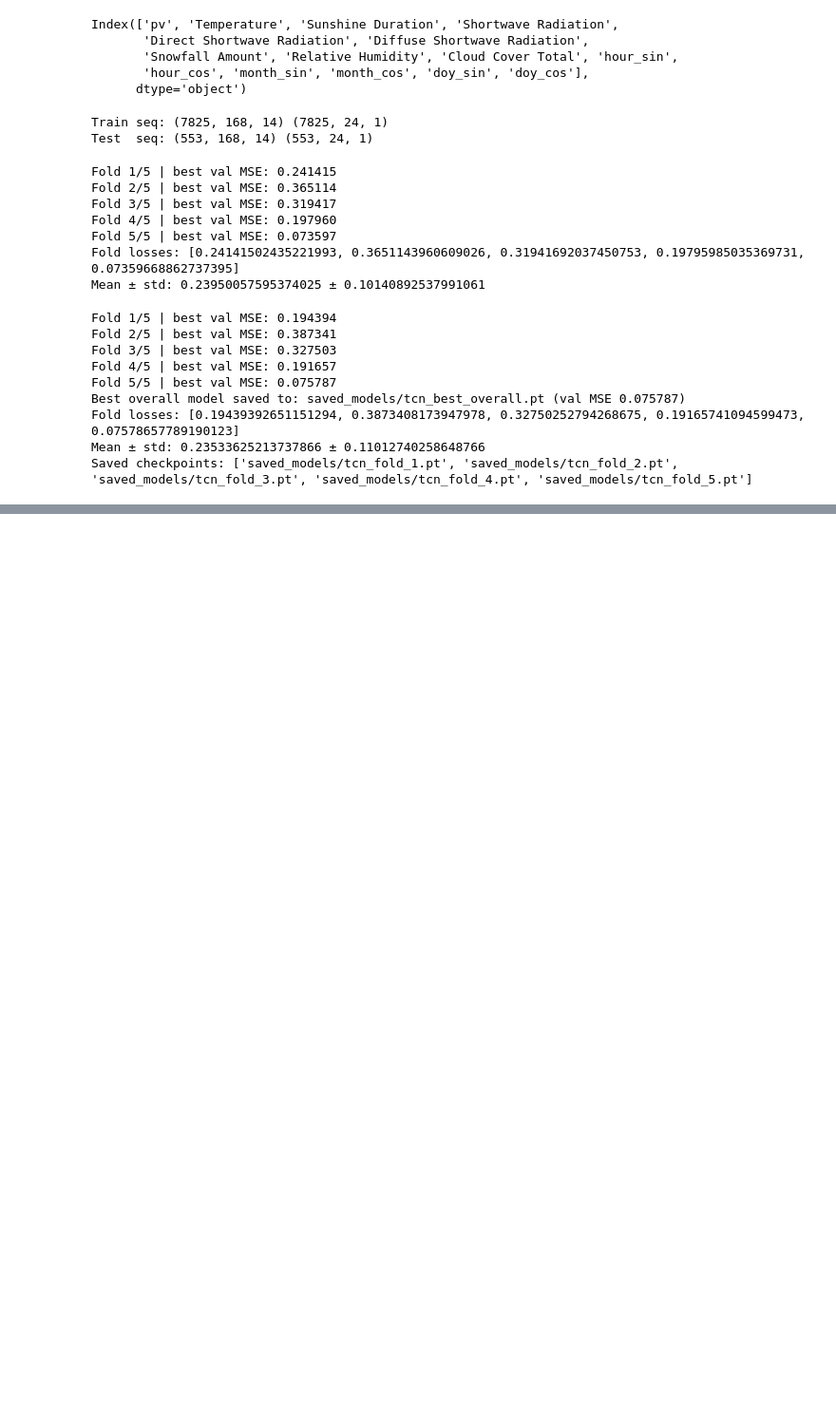
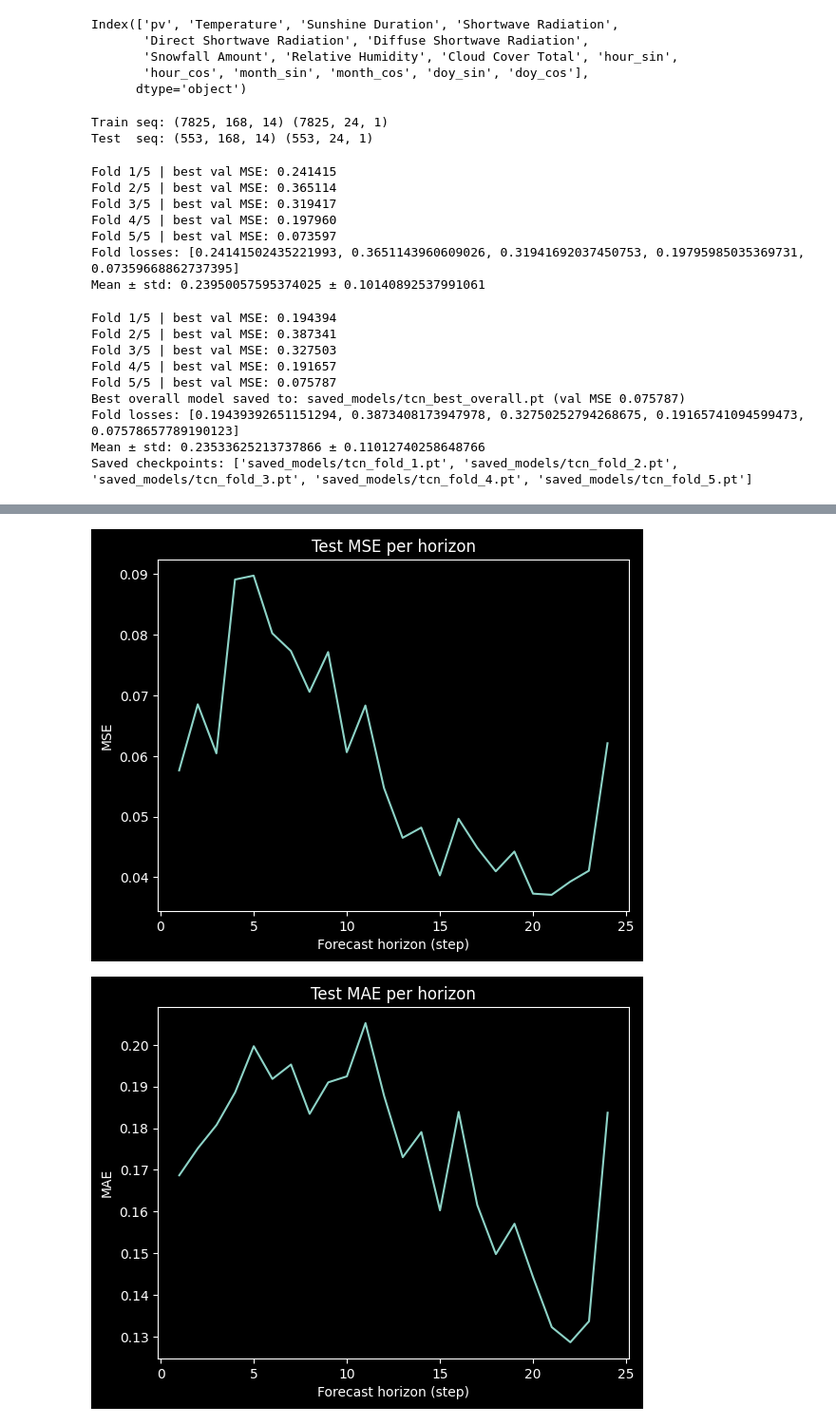
Before and after one commit to FabianDubach/EDAF-Group_6-PV_Forecasting, a Jupyter notebook: notebooks/notebook_fabian_Version_cyrill.ipynb, the cells around one changed output, grey strips where cells are left out. Shown at 95% size. Cells and saved outputs as stored; diff of their text form; code cells hidden in the pictures; blank space fills up the shorter version.

Commit message:
updated models

```diff
--- a/notebooks/notebook_fabian_Version_cyrill.ipynb
+++ b/notebooks/notebook_fabian_Version_cyrill.ipynb
@@ -1,5 +1,3 @@
-# %%
-is_causal = True # Set to False for future leakage
 # %%
 import pandas as pd
 import torch
@@ -716,3 +715,6 @@ Best overall model saved to: saved_models/tcn_best_overall.pt (val MSE 0.075787)
 Fold losses: [0.19439392651151294, 0.3873408173947978, 0.32750252794268675, 0.19165741094599473, 0.07578657789190123]
 Mean ± std: 0.23533625213737866 ± 0.11012740258648766
 Saved checkpoints: ['saved_models/tcn_fold_1.pt', 'saved_models/tcn_fold_2.pt', 'saved_models/tcn_fold_3.pt', 'saved_models/tcn_fold_4.pt', 'saved_models/tcn_fold_5.pt']
+# %%
+device = torch.device("cuda" if torch.cuda.is_available() else "cpu")
+print("Using device:", device)
@@ -718,0 +723,20 @@ Saved checkpoints: ['saved_models/tcn_fold_1.pt', 'saved_models/tcn_fold_2.pt',
+# %%
+# 1) Load checkpoint
+ckpt_path = "saved_models_v1/tcn_best_overall.pt"
+ckpt = torch.load(ckpt_path, map_location=device)
+
+# 2) Recreate model with same architecture
+model = TCN(
+    input_size=ckpt["shapes"]["input_size"],          # 14
+    output_size=ckpt["shapes"]["output_size"],        # 24
+    num_channels=ckpt["hyperparams"]["NUM_CHANNELS"], # [32,32,32,32]
+    kernel_size=ckpt["hyperparams"]["KERNEL_SIZE"],   # 3
+    dropout=ckpt["hyperparams"]["DROPOUT"],           # 0.2
+).to(device)
+
+model.load_state_dict(ckpt["state_dict"])
+model.eval()
+
+# 3) Test loader
+test_ds = SeqDataset(X_test_seq, y_test_seq)
+test_loader = DataLoader(test_ds, batch_size=64, shuffle=False, num_workers=0, pin_memory=True)
@@ -718,0 +782,17 @@ Saved checkpoints: ['saved_models/tcn_fold_1.pt', 'saved_models/tcn_fold_2.pt',
+# %%
+plt.figure()
+plt.plot(np.arange(1, 25), mse_h)
+plt.xlabel("Forecast horizon (step)")
+plt.ylabel("MSE")
+plt.title("Test MSE per horizon")
+plt.show()
+
+plt.figure()
+plt.plot(np.arange(1, 25), mae_h)
+plt.xlabel("Forecast horizon (step)")
+plt.ylabel("MAE")
+plt.title("Test MAE per horizon")
+plt.show()
+# %% [output]
+[figure, added]
+[figure, added]
```
Also changed, not shown: parts of 14 cells of this notebook, 16 other files.
